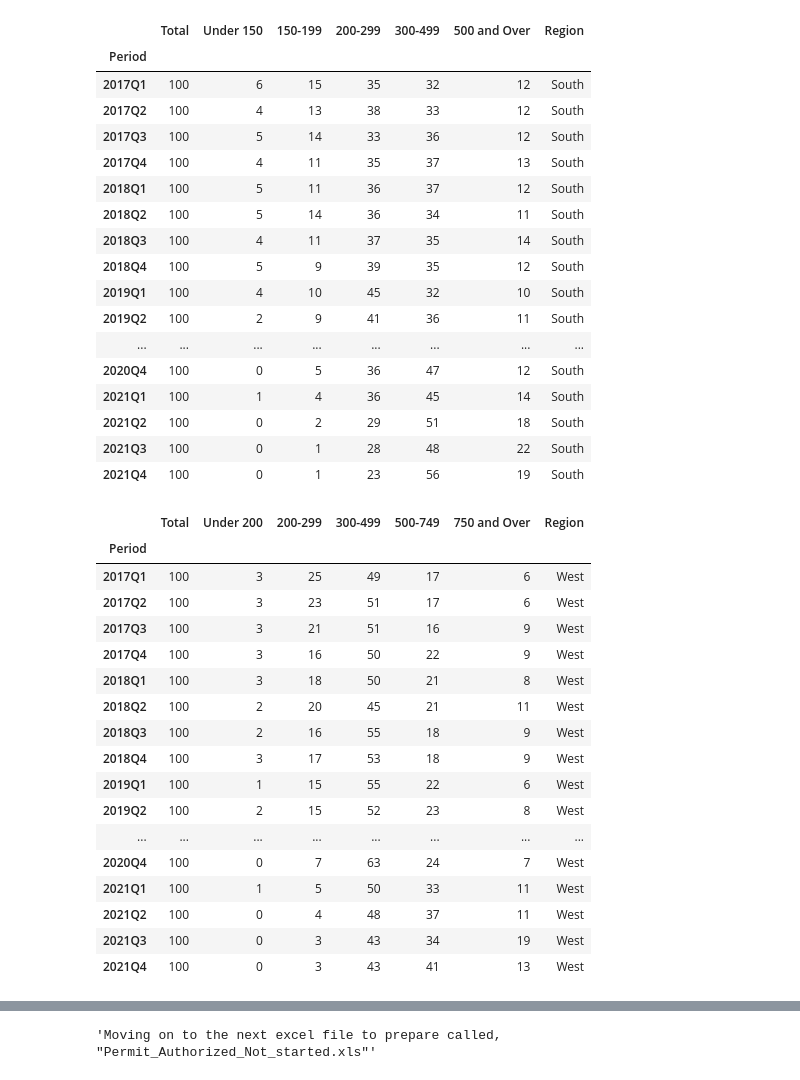
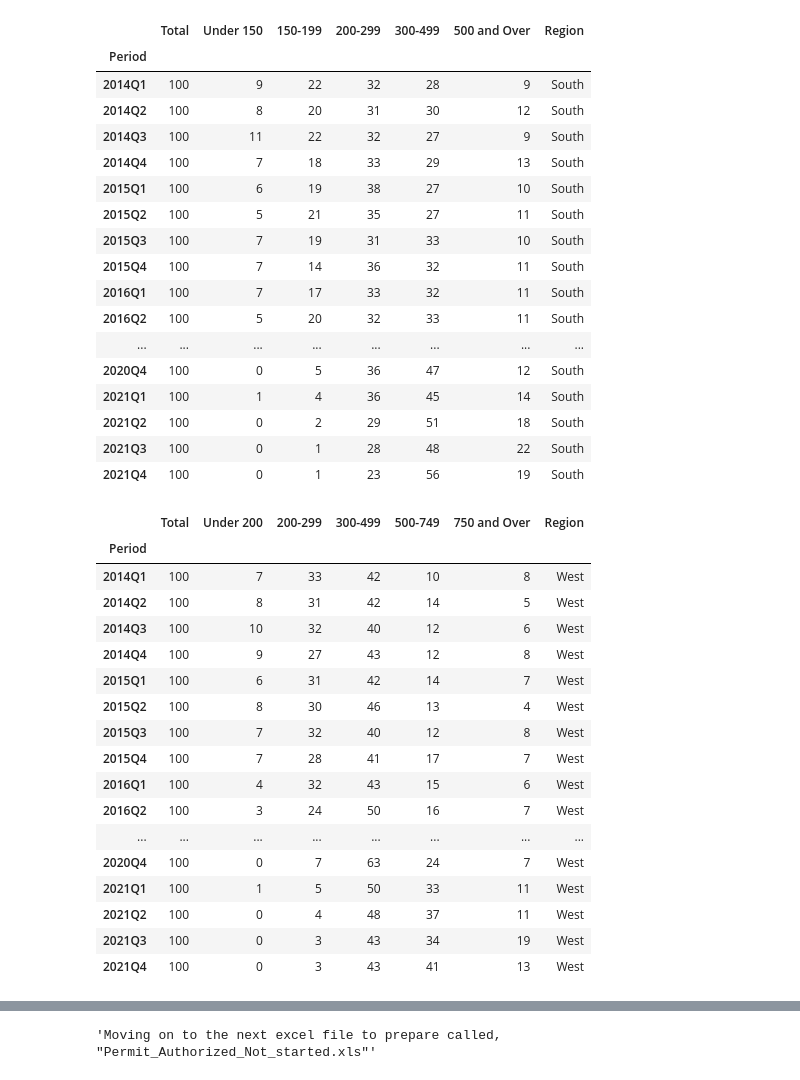
Before and after one commit to tiko148/Construction_EDA, a Jupyter notebook: data_preparation_1.ipynb, the cells around one changed output, grey strips where cells are left out. Saved outputs shown, nothing was run; the diff lists cells and outputs as text; code cells hidden in the pictures.

```diff
--- a/data_preparation_1.ipynb
+++ b/data_preparation_1.ipynb
@@ -64,7 +64,7 @@ Mid_West
 # %%
 '''Reading data for all houses sold in South from 2017- 2021'''
 South  = pd.read_excel("New_Houses_Sold_region_SalesPrice.xls",sheet_name="QtrSalGrp Reg Pct",header=None, names=["Period", "Total", "Under 150", "150-199","200-299",
-                                                                 "300-499","500 and Over",],skiprows=69, nrows= 20,
+                                                                 "300-499","500 and Over",],skiprows=57, nrows= 32,
                                                                   index_col = None, usecols="N:T")
 
 South['Region'] = 'South'
@@ -73,16 +73,16 @@ South
 # %% [output]
 |  | Total | Under 150 | 150-199 | 200-299 | 300-499 | 500 and Over | Region |
 | Period |  |  |  |  |  |  |  |
-| 2017Q1 | 100 | 6 | 15 | 35 | 32 | 12 | South |
-| 2017Q2 | 100 | 4 | 13 | 38 | 33 | 12 | South |
-| 2017Q3 | 100 | 5 | 14 | 33 | 36 | 12 | South |
-| 2017Q4 | 100 | 4 | 11 | 35 | 37 | 13 | South |
-| 2018Q1 | 100 | 5 | 11 | 36 | 37 | 12 | South |
-| 2018Q2 | 100 | 5 | 14 | 36 | 34 | 11 | South |
-| 2018Q3 | 100 | 4 | 11 | 37 | 35 | 14 | South |
-| 2018Q4 | 100 | 5 | 9 | 39 | 35 | 12 | South |
-| 2019Q1 | 100 | 4 | 10 | 45 | 32 | 10 | South |
-| 2019Q2 | 100 | 2 | 9 | 41 | 36 | 11 | South |
+| 2014Q1 | 100 | 9 | 22 | 32 | 28 | 9 | South |
+| 2014Q2 | 100 | 8 | 20 | 31 | 30 | 12 | South |
+| 2014Q3 | 100 | 11 | 22 | 32 | 27 | 9 | South |
+| 2014Q4 | 100 | 7 | 18 | 33 | 29 | 13 | South |
+| 2015Q1 | 100 | 6 | 19 | 38 | 27 | 10 | South |
+| 2015Q2 | 100 | 5 | 21 | 35 | 27 | 11 | South |
+| 2015Q3 | 100 | 7 | 19 | 31 | 33 | 10 | South |
+| 2015Q4 | 100 | 7 | 14 | 36 | 32 | 11 | South |
+| 2016Q1 | 100 | 7 | 17 | 33 | 32 | 11 | South |
+| 2016Q2 | 100 | 5 | 20 | 32 | 33 | 11 | South |
 | ... | ... | ... | ... | ... | ... | ... | ... |
 | 2020Q4 | 100 | 0 | 5 | 36 | 47 | 12 | South |
 | 2021Q1 | 100 | 1 | 4 | 36 | 45 | 14 | South |
@@ -92,25 +92,25 @@ South
 # %%
 '''Reading data for all houses sold in West from 2017- 2021'''
 
 West = pd.read_excel("New_Houses_Sold_region_SalesPrice.xls",sheet_name="QtrSalGrp Reg Pct",header=None, names=["Period", "Total", "Under 200", "200-299","300-499",
-                                                                 "500-749","750 and Over",],skiprows=69, nrows= 20,
+                                                                 "500-749","750 and Over",],skiprows=57, nrows= 32,
                                                                   index_col = None, usecols="A, U:Z")
 West['Region'] = 'West'
 West.set_index("Period", inplace = True)
 West
 # %% [output]
 |  | Total | Under 200 | 200-299 | 300-499 | 500-749 | 750 and Over | Region |
 | Period |  |  |  |  |  |  |  |
-| 2017Q1 | 100 | 3 | 25 | 49 | 17 | 6 | West |
-| 2017Q2 | 100 | 3 | 23 | 51 | 17 | 6 | West |
-| 2017Q3 | 100 | 3 | 21 | 51 | 16 | 9 | West |
-| 2017Q4 | 100 | 3 | 16 | 50 | 22 | 9 | West |
-| 2018Q1 | 100 | 3 | 18 | 50 | 21 | 8 | West |
-| 2018Q2 | 100 | 2 | 20 | 45 | 21 | 11 | West |
-| 2018Q3 | 100 | 2 | 16 | 55 | 18 | 9 | West |
-| 2018Q4 | 100 | 3 | 17 | 53 | 18 | 9 | West |
-| 2019Q1 | 100 | 1 | 15 | 55 | 22 | 6 | West |
-| 2019Q2 | 100 | 2 | 15 | 52 | 23 | 8 | West |
+| 2014Q1 | 100 | 7 | 33 | 42 | 10 | 8 | West |
+| 2014Q2 | 100 | 8 | 31 | 42 | 14 | 5 | West |
+| 2014Q3 | 100 | 10 | 32 | 40 | 12 | 6 | West |
+| 2014Q4 | 100 | 9 | 27 | 43 | 12 | 8 | West |
+| 2015Q1 | 100 | 6 | 31 | 42 | 14 | 7 | West |
+| 2015Q2 | 100 | 8 | 30 | 46 | 13 | 4 | West |
+| 2015Q3 | 100 | 7 | 32 | 40 | 12 | 8 | West |
+| 2015Q4 | 100 | 7 | 28 | 41 | 17 | 7 | West |
+| 2016Q1 | 100 | 4 | 32 | 43 | 15 | 6 | West |
+| 2016Q2 | 100 | 3 | 24 | 50 | 16 | 7 | West |
 | ... | ... | ... | ... | ... | ... | ... | ... |
 | 2020Q4 | 100 | 0 | 7 | 63 | 24 | 7 | West |
 | 2021Q1 | 100 | 1 | 5 | 50 | 33 | 11 | West |
```
Also changed, not shown: parts of 6 cells of this notebook, 5 other files.
